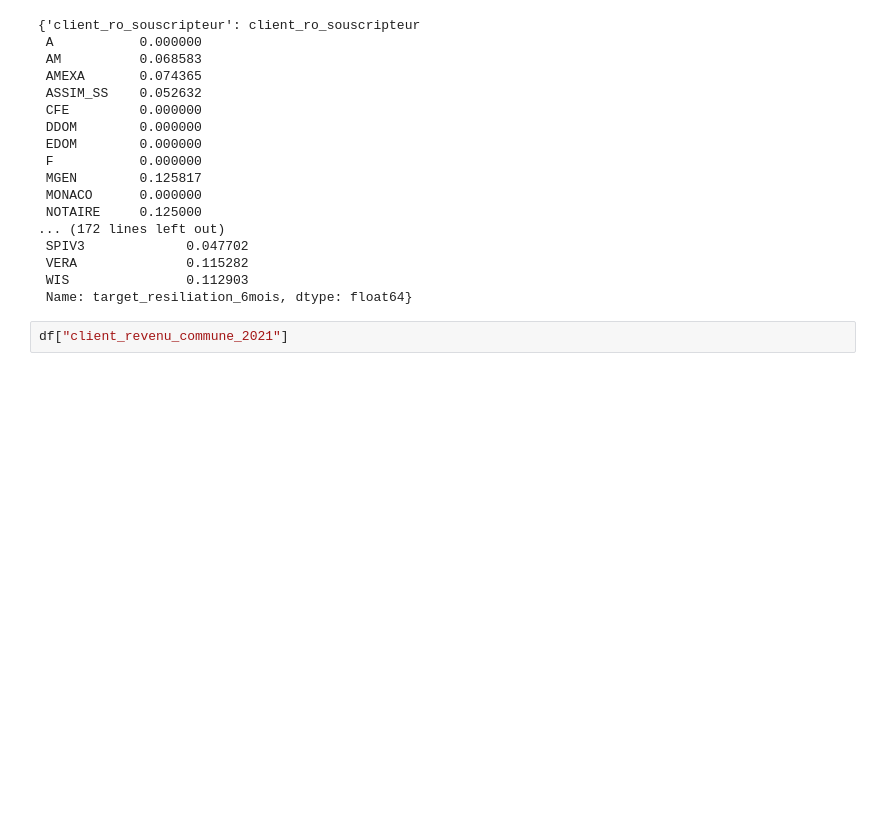
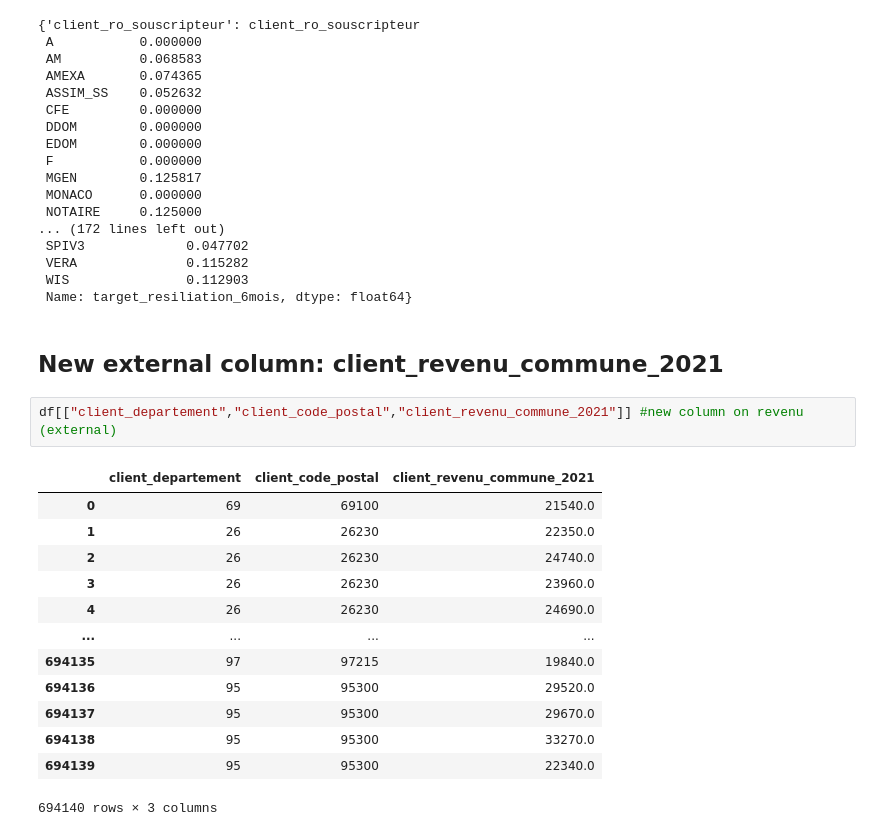
Before and after one commit to kellybourbon2/Alptis-churn-prediction, a Jupyter notebook: demo_loading.ipynb, the cells around one changed output. Saved outputs shown, nothing was run; the diff lists cells and outputs as text; blank space fills up the shorter version.

Commit message:
Update notebook demo with analysis of new column (revenu)

```diff
--- a/demo_loading.ipynb
+++ b/demo_loading.ipynb
@@ -123,5 +127,21 @@ train_processor.target_encoding_maps #ex: for each column target-encoded, save t
  VERA              0.115282
  WIS               0.112903
  Name: target_resiliation_6mois, dtype: float64}
+# %% [markdown]
+## New external column: client_revenu_commune_2021
 # %%
-df["client_revenu_commune_2021"]
+df[["client_departement","client_code_postal","client_revenu_commune_2021"]] #new column on revenu (external)
+# %% [output]
+|  | client_departement | client_code_postal | client_revenu_commune_2021 |
+| 0 | 69 | 69100 | 21540.0 |
+| 1 | 26 | 26230 | 22350.0 |
+| 2 | 26 | 26230 | 24740.0 |
+| 3 | 26 | 26230 | 23960.0 |
+| 4 | 26 | 26230 | 24690.0 |
+| ... | ... | ... | ... |
+| 694135 | 97 | 97215 | 19840.0 |
+| 694136 | 95 | 95300 | 29520.0 |
+| 694137 | 95 | 95300 | 29670.0 |
+| 694138 | 95 | 95300 | 33270.0 |
+| 694139 | 95 | 95300 | 22340.0 |
+694140 rows × 3 columns
```
Also changed, not shown: parts of 4 cells of this notebook, 1 other file.
